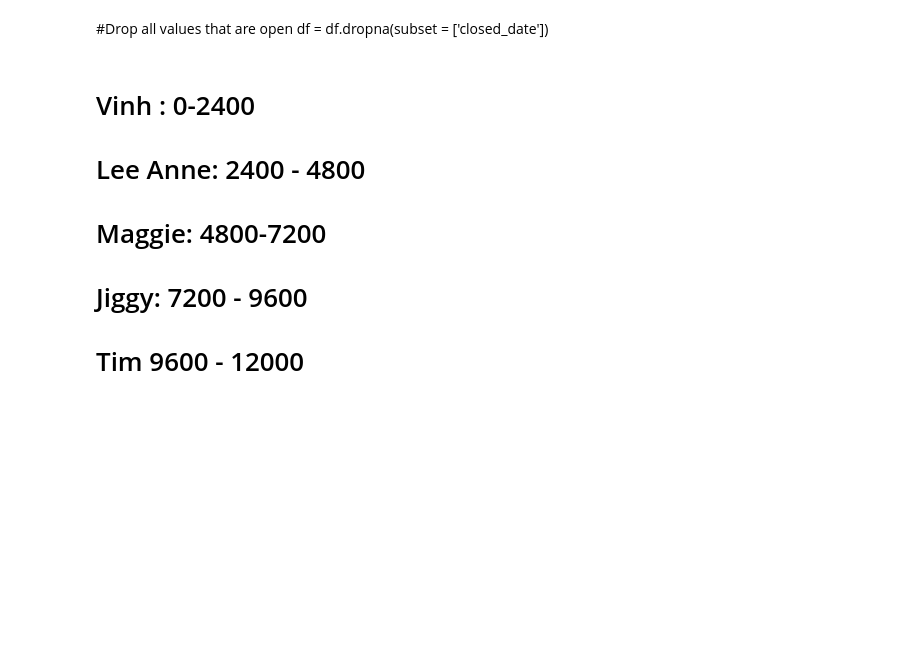
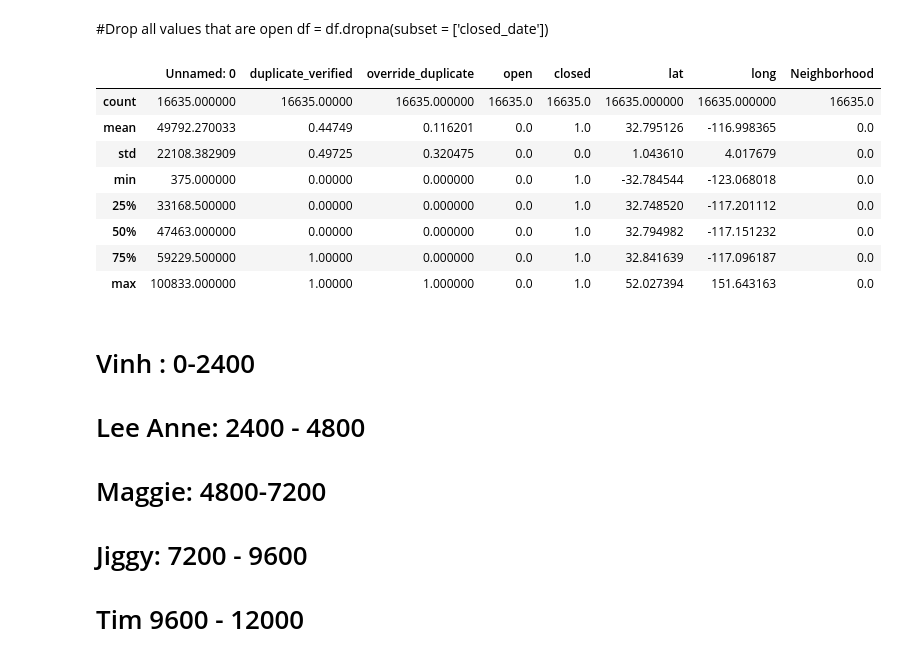
Before and after one commit to mac011/Pr_087, a Jupyter notebook: python_notebooks/Timmy.ipynb, the cells around one changed output. Drawn from its saved outputs; the diff is of its cells as text; code cells hidden in the pictures; blank space fills up the shorter version.

```diff
--- a/python_notebooks/Timmy.ipynb
+++ b/python_notebooks/Timmy.ipynb
@@ -28,6 +33,18 @@ df = df.dropna(subset = ['closed_date'])
 # %%
 neighborhoods = np.zeros((len(df['lat']),1))
 df['Neighborhood'] = neighborhoods
+# %%
+df.describe()
+# %% [output]
+|  | Unnamed: 0 | duplicate_verified | override_duplicate | open | closed | lat | long | Neighborhood |
+| count | 16635.000000 | 16635.00000 | 16635.000000 | 16635.0 | 16635.0 | 16635.000000 | 16635.000000 | 16635.0 |
+| mean | 49792.270033 | 0.44749 | 0.116201 | 0.0 | 1.0 | 32.795126 | -116.998365 | 0.0 |
+| std | 22108.382909 | 0.49725 | 0.320475 | 0.0 | 0.0 | 1.043610 | 4.017679 | 0.0 |
+| min | 375.000000 | 0.00000 | 0.000000 | 0.0 | 1.0 | -32.784544 | -123.068018 | 0.0 |
+| 25% | 33168.500000 | 0.00000 | 0.000000 | 0.0 | 1.0 | 32.748520 | -117.201112 | 0.0 |
+| 50% | 47463.000000 | 0.00000 | 0.000000 | 0.0 | 1.0 | 32.794982 | -117.151232 | 0.0 |
+| 75% | 59229.500000 | 1.00000 | 0.000000 | 0.0 | 1.0 | 32.841639 | -117.096187 | 0.0 |
+| max | 100833.000000 | 1.00000 | 1.000000 | 0.0 | 1.0 | 52.027394 | 151.643163 | 0.0 |
 # %% [markdown]
 # Vinh : 0-2400
 # Lee Anne: 2400 - 4800
```
Also changed, not shown: parts of 19 cells of this notebook, 5 other files.
